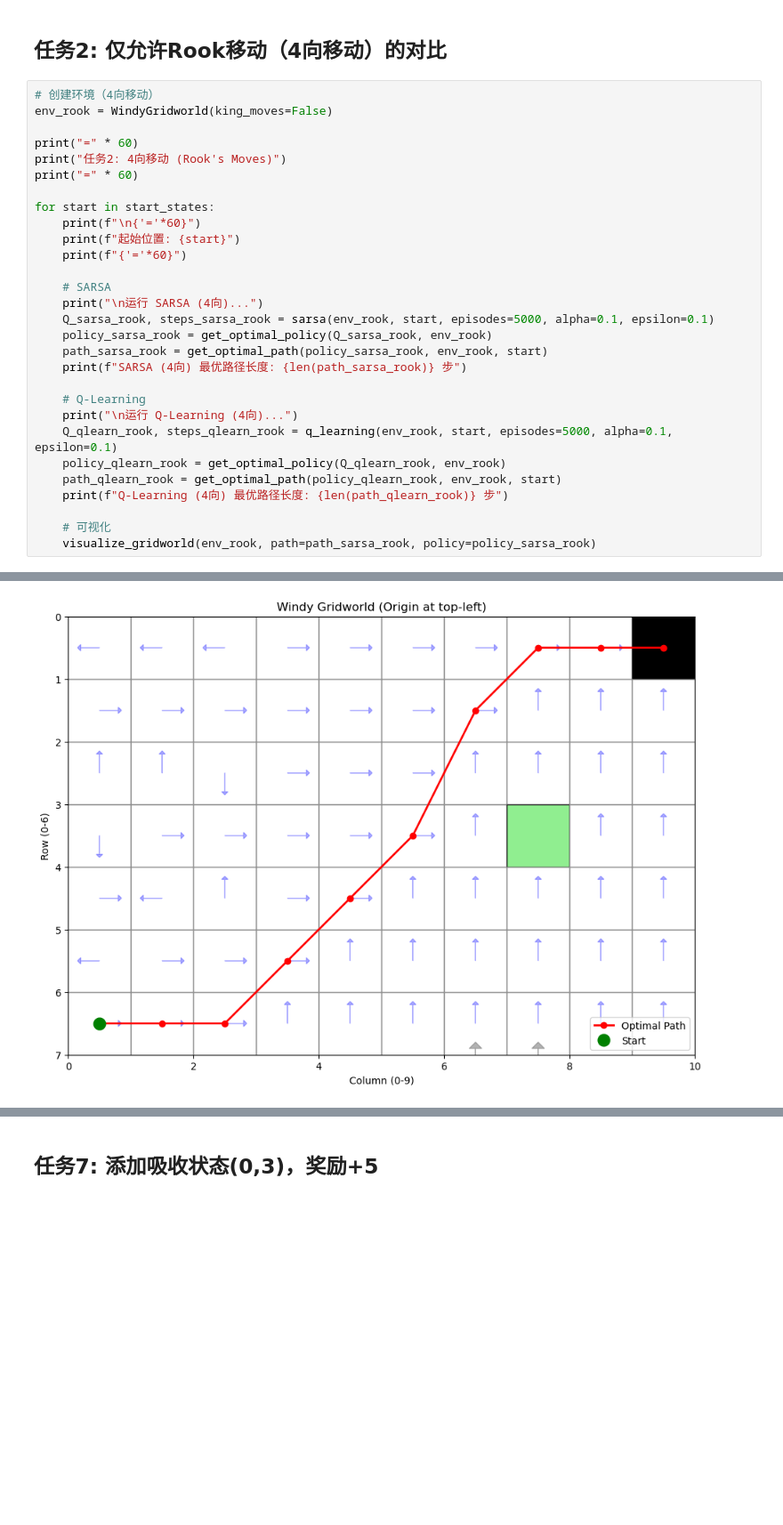
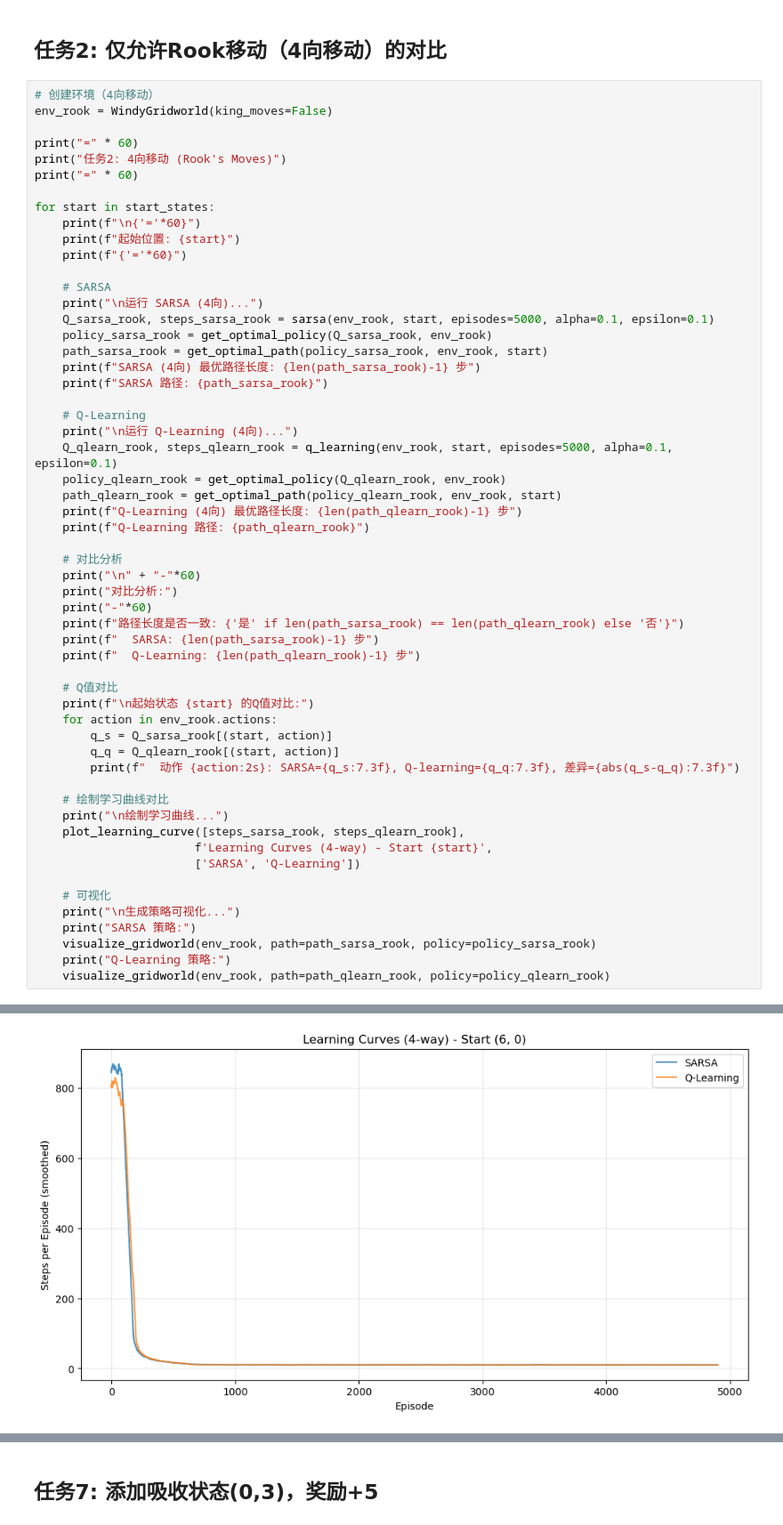
Before and after one commit to serenNan/HW, a Jupyter notebook: HW2_Solution.ipynb, the cells around one changed output, grey strips where cells are left out. Shown at 89% size. Drawn from its saved outputs; the diff is of its cells as text; blank space fills up the shorter version.

```diff
--- a/HW2_Solution.ipynb
+++ b/HW2_Solution.ipynb
@@ -496,17 +517,44 @@ for start in start_states:
     Q_sarsa_rook, steps_sarsa_rook = sarsa(env_rook, start, episodes=5000, alpha=0.1, epsilon=0.1)
     policy_sarsa_rook = get_optimal_policy(Q_sarsa_rook, env_rook)
     path_sarsa_rook = get_optimal_path(policy_sarsa_rook, env_rook, start)
-    print(f"SARSA (4向) 最优路径长度: {len(path_sarsa_rook)} 步")
+    print(f"SARSA (4向) 最优路径长度: {len(path_sarsa_rook)-1} 步")
+    print(f"SARSA 路径: {path_sarsa_rook}")
 
     # Q-Learning
     print("\n运行 Q-Learning (4向)...")
     Q_qlearn_rook, steps_qlearn_rook = q_learning(env_rook, start, episodes=5000, alpha=0.1, epsilon=0.1)
     policy_qlearn_rook = get_optimal_policy(Q_qlearn_rook, env_rook)
     path_qlearn_rook = get_optimal_path(policy_qlearn_rook, env_rook, start)
-    print(f"Q-Learning (4向) 最优路径长度: {len(path_qlearn_rook)} 步")
+    print(f"Q-Learning (4向) 最优路径长度: {len(path_qlearn_rook)-1} 步")
+    print(f"Q-Learning 路径: {path_qlearn_rook}")
+
+    # 对比分析
+    print("\n" + "-"*60)
+    print("对比分析:")
+    print("-"*60)
+    print(f"路径长度是否一致: {'是' if len(path_sarsa_rook) == len(path_qlearn_rook) else '否'}")
+    print(f"  SARSA: {len(path_sarsa_rook)-1} 步")
+    print(f"  Q-Learning: {len(path_qlearn_rook)-1} 步")
+
+    # Q值对比
+    print(f"\n起始状态 {start} 的Q值对比:")
+    for action in env_rook.actions:
+        q_s = Q_sarsa_rook[(start, action)]
+        q_q = Q_qlearn_rook[(start, action)]
+        print(f"  动作 {action:2s}: SARSA={q_s:7.3f}, Q-learning={q_q:7.3f}, 差异={abs(q_s-q_q):7.3f}")
+
+    # 绘制学习曲线对比
+    print("\n绘制学习曲线...")
+    plot_learning_curve([steps_sarsa_rook, steps_qlearn_rook],
+                       f'Learning Curves (4-way) - Start {start}',
+                       ['SARSA', 'Q-Learning'])
 
     # 可视化
+    print("\n生成策略可视化...")
+    print("SARSA 策略:")
     visualize_gridworld(env_rook, path=path_sarsa_rook, policy=policy_sarsa_rook)
+    print("Q-Learning 策略:")
+    visualize_gridworld(env_rook, path=path_qlearn_rook, policy=policy_qlearn_rook)
 # %% [output]
 ============================================================
 任务2: 4向移动 (Rook's Moves)
@@ -524 +576 @@ Q-Learning (4向) 最优路径长度: 10 步
-[figure, old version]
+[figure, new version]
```
Also changed, not shown: parts of 4 cells of this notebook.
